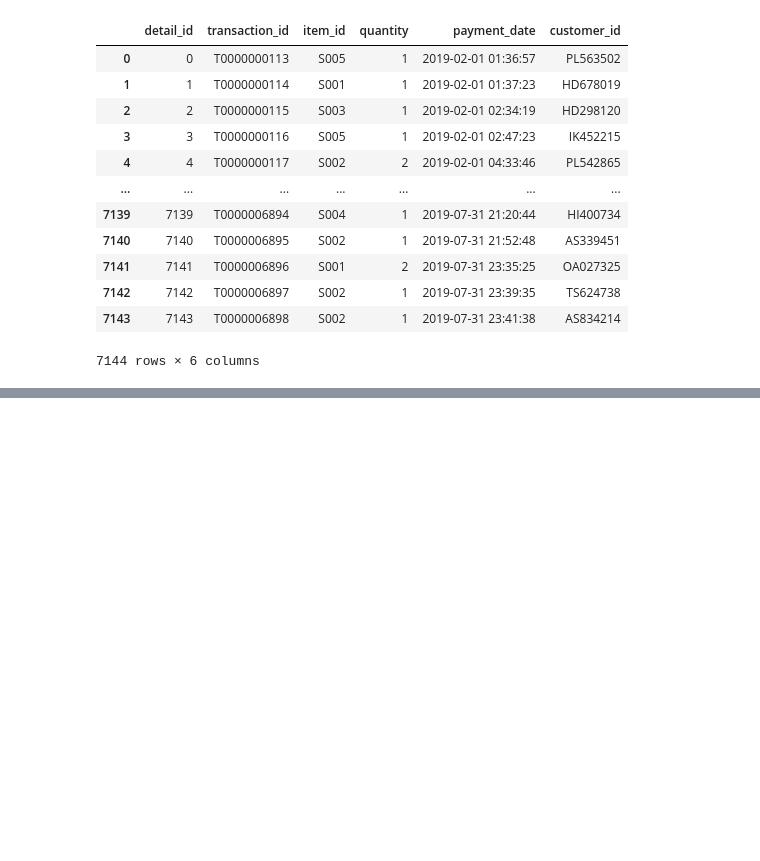
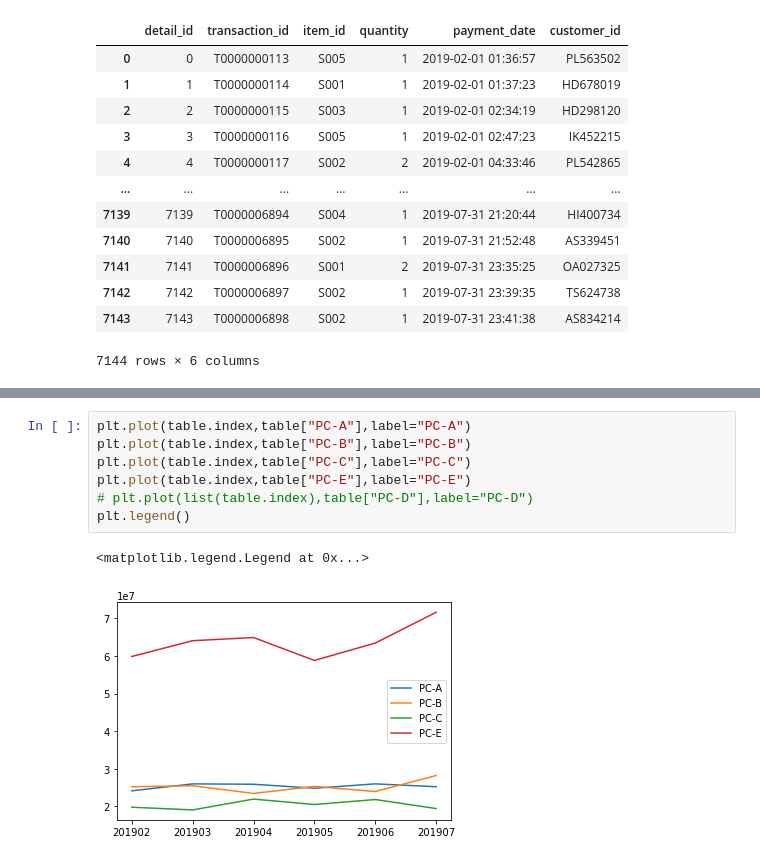
Before and after one commit to yohei-ny/100_data_practice, a Jupyter notebook: ch1/data1.ipynb, the cells around one changed output, grey strips where cells are left out. Saved outputs shown, nothing was run; the diff lists cells and outputs as text; blank space fills up the shorter version.

```diff
--- a/ch1/data1.ipynb
+++ b/ch1/data1.ipynb
@@ -106,0 +288,10 @@ join_frame
+# %%
+plt.plot(table.index,table["PC-A"],label="PC-A")
+plt.plot(table.index,table["PC-B"],label="PC-B")
+plt.plot(table.index,table["PC-C"],label="PC-C")
+plt.plot(table.index,table["PC-E"],label="PC-E")
+# plt.plot(list(table.index),table["PC-D"],label="PC-D")
+plt.legend()
+# %% [output]
+<matplotlib.legend.Legend at 0x...>
+[figure, added]
```
Also changed, not shown: parts of 30 cells of this notebook.
